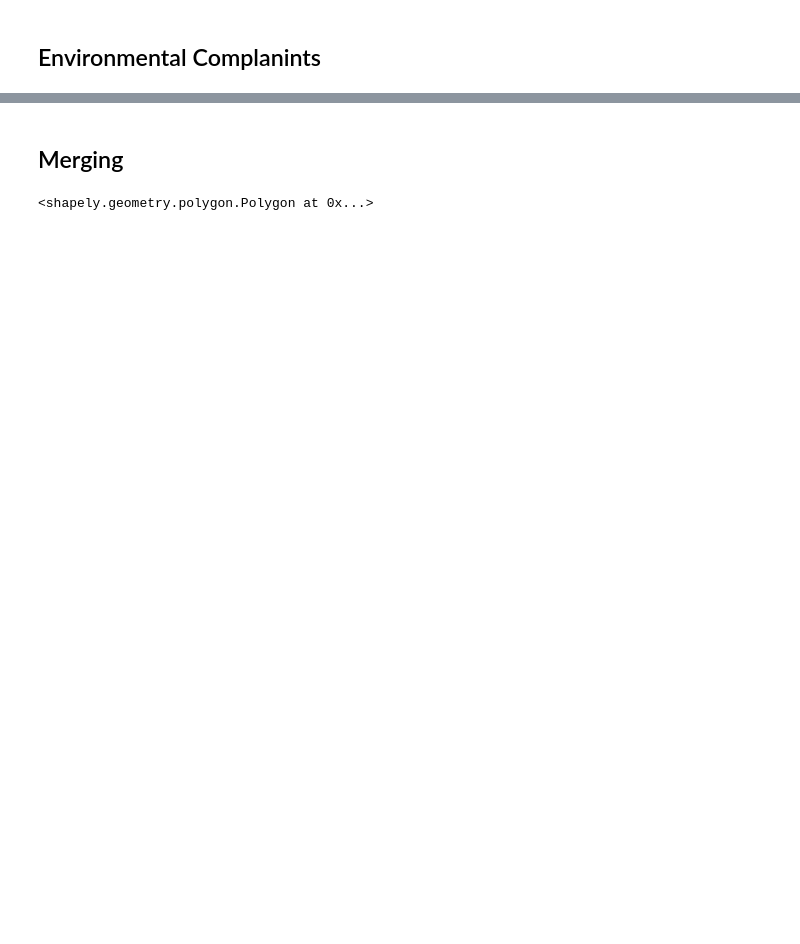
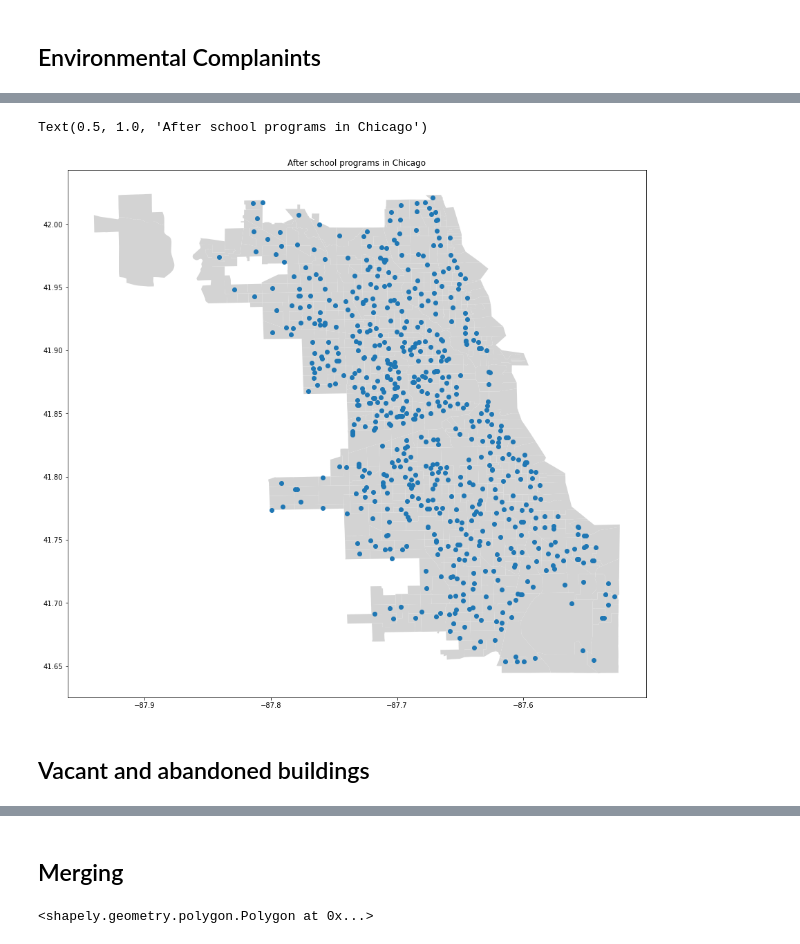
Before and after one commit to Barbarioli/sociome, a Jupyter notebook: eda/eda.ipynb, the cells around one changed output, grey strips where cells are left out. Saved outputs shown, nothing was run; the diff lists cells and outputs as text; code cells hidden in the pictures; blank space fills up the shorter version.

```diff
--- a/eda/eda.ipynb
+++ b/eda/eda.ipynb
@@ -427,0 +1064,30 @@ env_complaints_geo = gpd.GeoDataFrame(env_complaints, geometry = gpd.points_from
+# %%
+n_after_school = after_school.shape[0]
+
+lat_col = []
+lon_col = []
+
+for i in range(n_after_school):
+  location = after_school.location[i]
+  try:
+    #print(location['latitude'])
+    lat_col.append(location['coordinates'][1])
+    lon_col.append(location['coordinates'][0])
+  except:
+    lat_col.append(np.nan)
+    lon_col.append(np.nan)
+# %%
+after_school['latitude'] = lat_col
+after_school['longitude'] = lon_col
+# %%
+after_school_geo = gpd.GeoDataFrame(after_school, geometry = gpd.points_from_xy(after_school.longitude, after_school.latitude))
+# %%
+fig, ax = plt.subplots(figsize = (15, 15))
+chicago.plot(ax = ax, color ='lightgrey')
+after_school_geo.plot(ax = ax)
+ax.set_title('After school programs in Chicago')
+# %% [output]
+Text(0.5, 1.0, 'After school programs in Chicago')
+[figure, added]
+# %% [markdown]
+## Vacant and abandoned buildings
```
Also changed, not shown: parts of 168 cells of this notebook.
